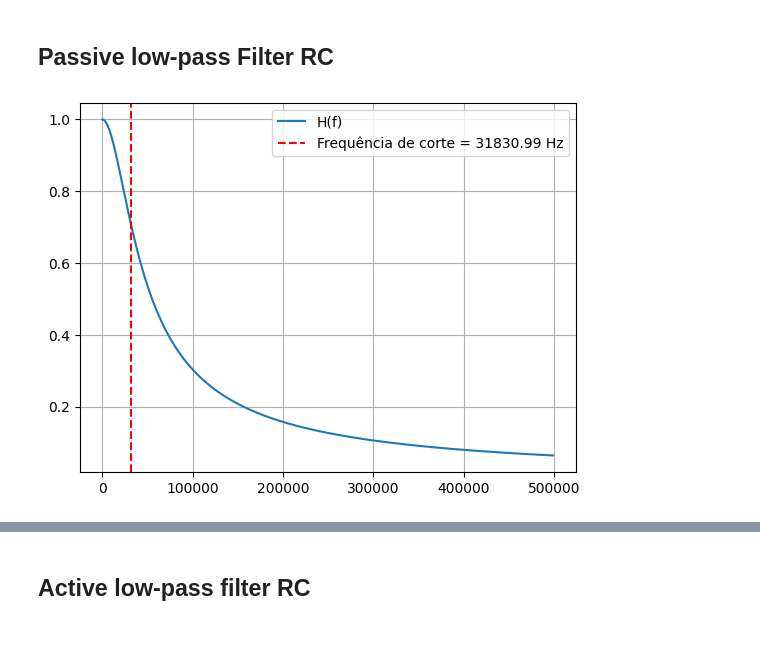
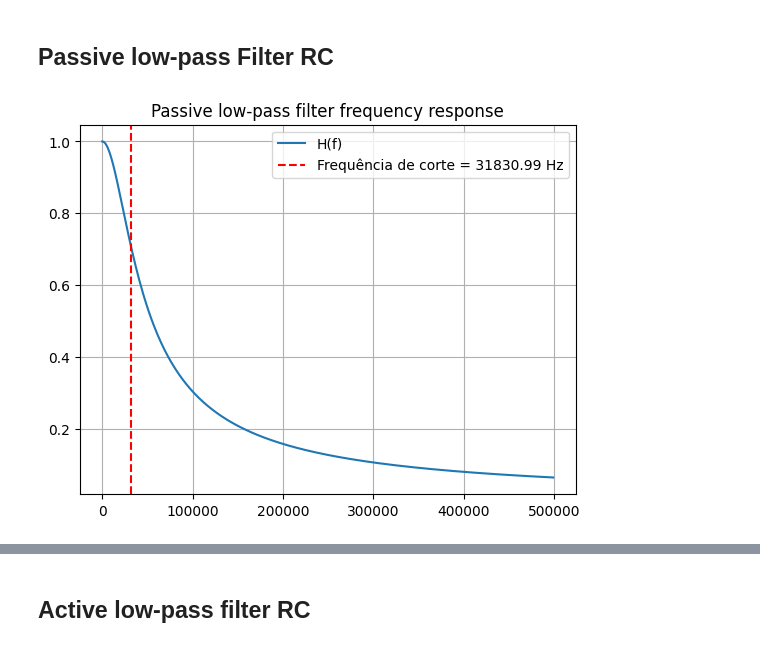
Before and after one commit to V-kr0pt/filtros_ufpb, a Jupyter notebook: filters.ipynb, the cells around one changed output, grey strips where cells are left out. Saved outputs shown, nothing was run; the diff lists cells and outputs as text; code cells hidden in the pictures.

```diff
--- a/filters.ipynb
+++ b/filters.ipynb
@@ -91,23 +113,24 @@ for key in noisy_signals.keys():
 # %% [markdown]
 ## Passive low-pass Filter RC
 # %%
-# creating the passive low pass filter RC
+# creating the passive low-pass filter RC
 R = 5e3 # 5k Ohm
-C = 1e-9 # 1pF
+C = 1e-9 # 1nF
 
 fc = 1/(2*np.pi*R*C) # cutoff frequency
 s = 2j*np.pi*all_freqs # s = jw complex frequency vector
 num = -1/(R*C)
 den = s - 1/(R*C)
 H = num/den
 
 points_in_graph = 500
+plt.title('Passive low-pass filter frequency response')
 plt.plot(freqs[:points_in_graph], np.abs(H)[:points_in_graph], label='H(f)')
 plt.axvline(x=fc, color='r', linestyle='--', label=f'Frequência de corte = {fc:.2f} Hz')
 plt.legend()
 plt.grid()
 plt.savefig(image_path+f'Hf_passive_low_pass_{key}.png')
 # %% [output]
-[figure, old version]
+[figure, new version]
 # %%
 fft_filtered_signals = {}
```
Also changed, not shown: parts of 16 cells of this notebook, 50 other files.
